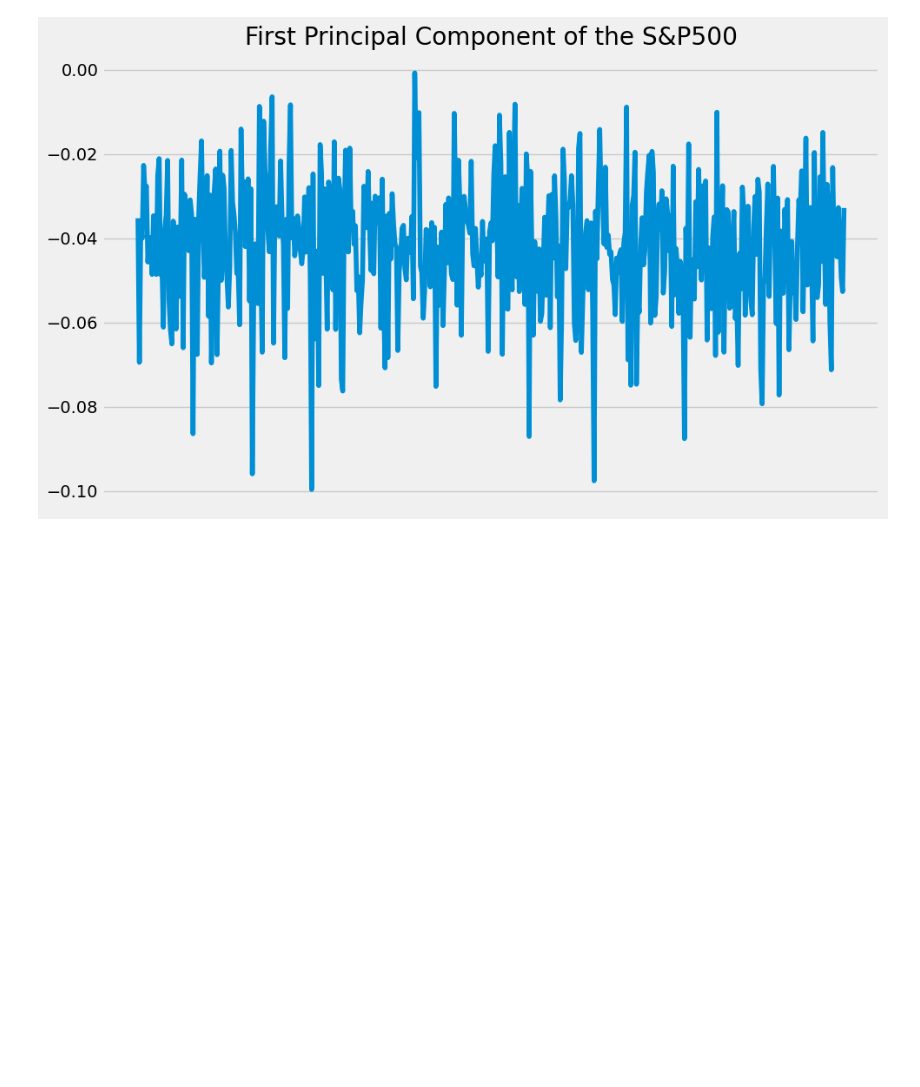
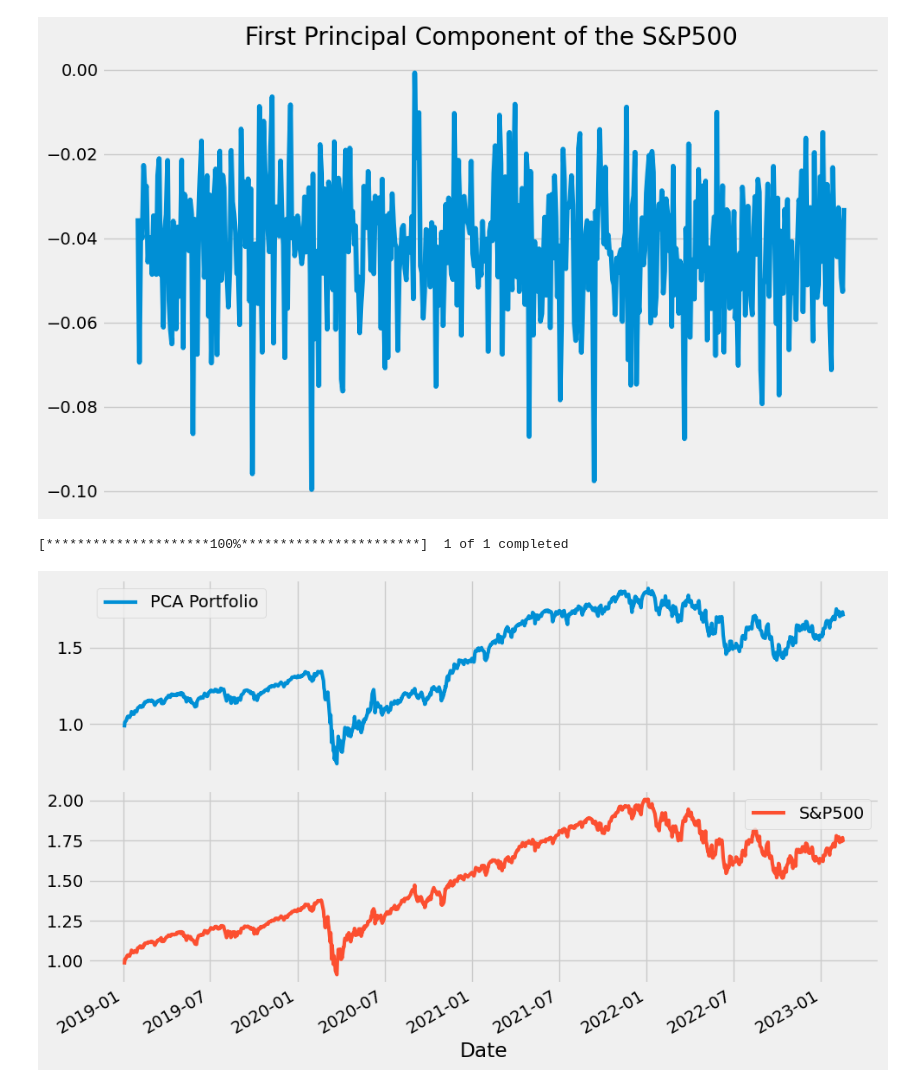
Before and after one commit to amaboh/Machine_learning_in_finance, a Jupyter notebook: PCA for Trading strategies/PCA_for_stock_portfolio.ipynb, the cells around one changed output. Drawn from its saved outputs; the diff is of its cells as text; code cells hidden in the pictures; blank space fills up the shorter version.

```diff
--- a/Untitled Folder/PCA_for_stock_price_pediction.ipynb
+++ b/PCA for Trading strategies/PCA_for_stock_portfolio.ipynb
@@ -79,0 +72,11 @@ plt.savefig
+# %%
+#Plot the cumulative returns of the constructed porfolio and compare it to the S&P500 index
+prices = yf.download(['SPY'], start='2019-01-b01')['Adj Close']
+rs_df = pd.concat([myrs, prices.apply(np.log).diff(1)],1)
+rs_df.columns = ["PCA Portfolio", "S&P500"]
+rs_df.dropna().cumsum().apply(np.exp).plot(subplots=True, figsize=(10,6), grid=True, linewidth=3);
+plt.tight_layout()
+plt.savefig('tmp.png')
+# %% [output]
+[*********************100%***********************]  1 of 1 completed
+[figure, added]
```
Also changed, not shown: parts of 4 cells of this notebook, 2 other files.
